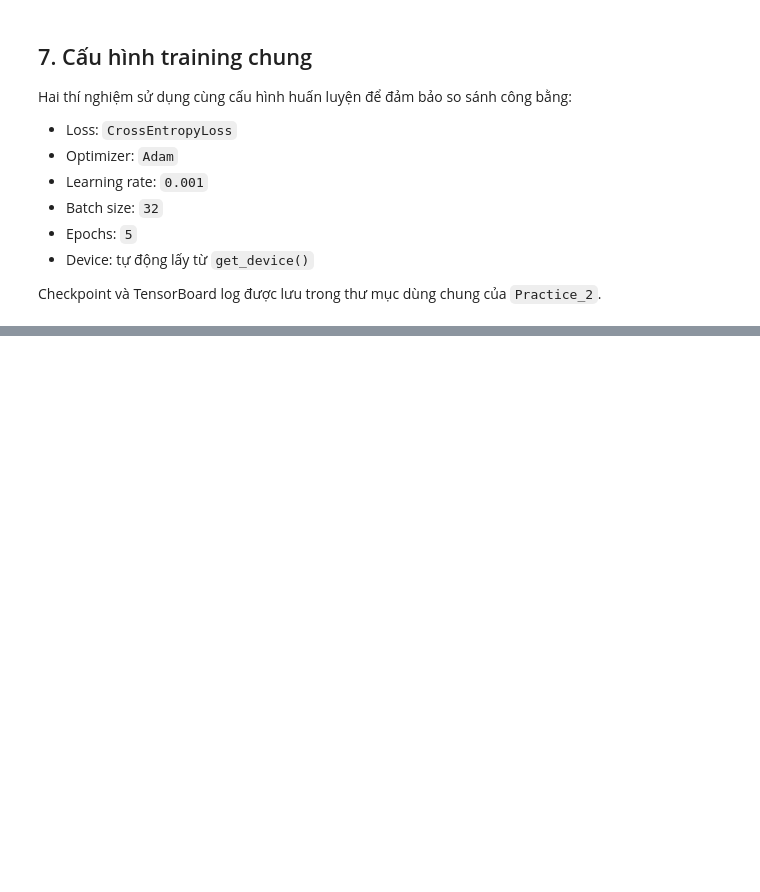
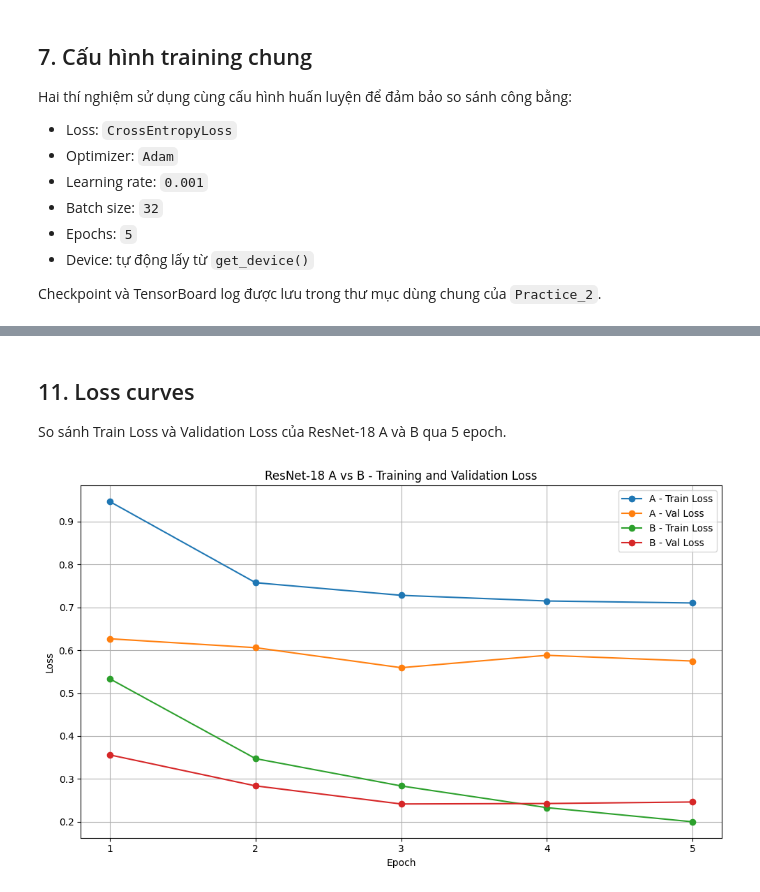
Before and after one commit to tanlen06-debug/UTH-Deep-Learning-nhom2, a Jupyter notebook: Practice_2/notebooks/02_resnet18.ipynb, the cells around one changed output, grey strips where cells are left out. Saved outputs shown, nothing was run; the diff lists cells and outputs as text; code cells hidden in the pictures; blank space fills up the shorter version.

Commit message:
Update ResNet18 training results

```diff
--- a/Practice_2/notebooks/02_resnet18.ipynb
+++ b/Practice_2/notebooks/02_resnet18.ipynb
@@ -371,0 +619,51 @@ TensorBoard B : D:\DEEP\UTH-Deep-Learning-nhom2\Practice_2\runs\resnet18_layer4_
+# %% [markdown]
+## 11. Loss curves
+
+So sánh Train Loss và Validation Loss của ResNet-18 A và B qua 5 epoch.
+# %%
+# ============================================================
+# CELL 11 - LOSS CURVES
+# ============================================================
+
+epochs = range(1, NUM_EPOCHS + 1)
+
+plt.figure(figsize=(10, 6))
+
+plt.plot(
+    epochs,
+    history_a["train_loss"],
+    marker="o",
+    label="A - Train Loss"
+)
+
+plt.plot(
+    epochs,
+    history_a["val_loss"],
+    marker="o",
+    label="A - Val Loss"
+)
+
+plt.plot(
+    epochs,
+    history_b["train_loss"],
+    marker="o",
+    label="B - Train Loss"
+)
+
+plt.plot(
+    epochs,
+    history_b["val_loss"],
+    marker="o",
+    label="B - Val Loss"
+)
+
+plt.title("ResNet-18 A vs B - Training and Validation Loss")
+plt.xlabel("Epoch")
+plt.ylabel("Loss")
+plt.xticks(list(epochs))
+plt.grid(True)
+plt.legend()
+plt.tight_layout()
+plt.show()
+# %% [output]
+[figure, added]
```
Also changed, not shown: parts of 18 cells of this notebook.
